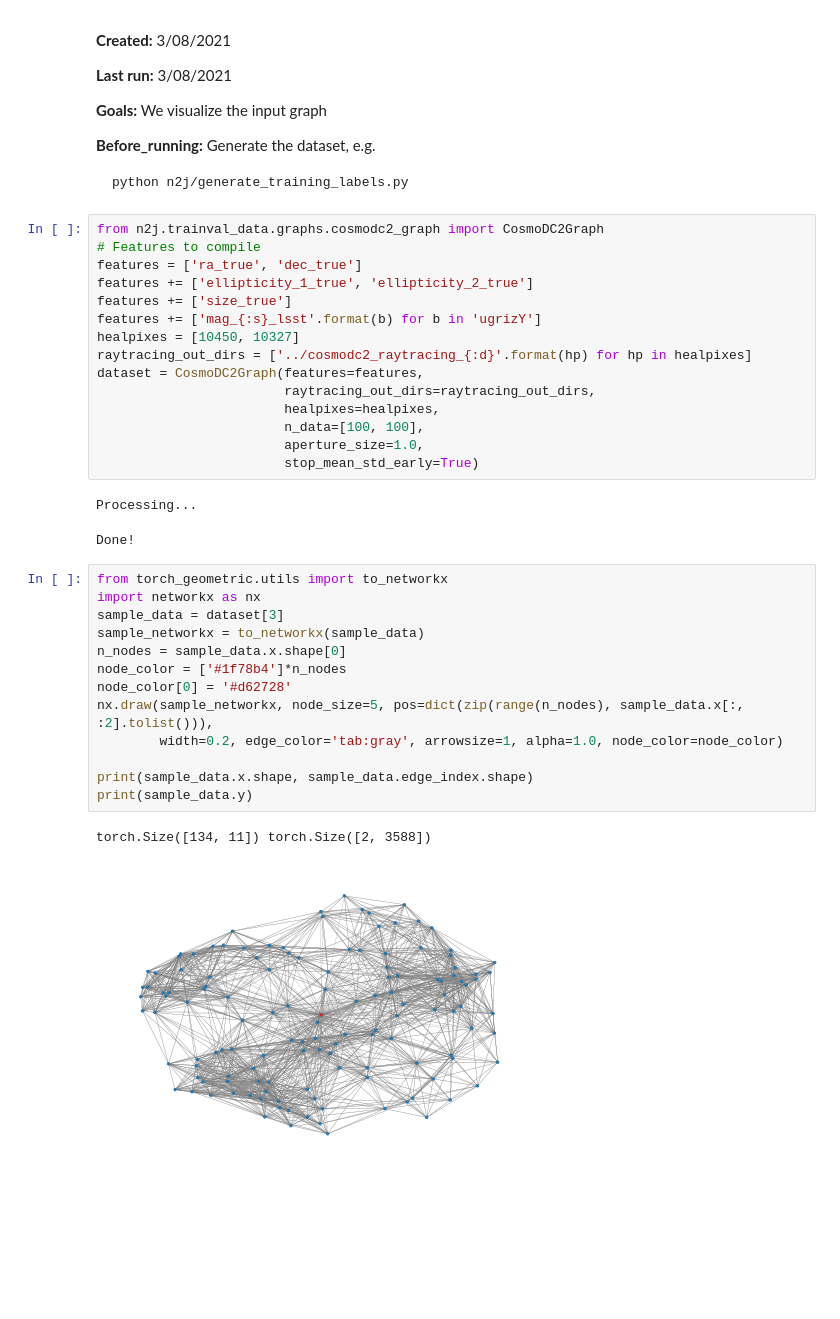
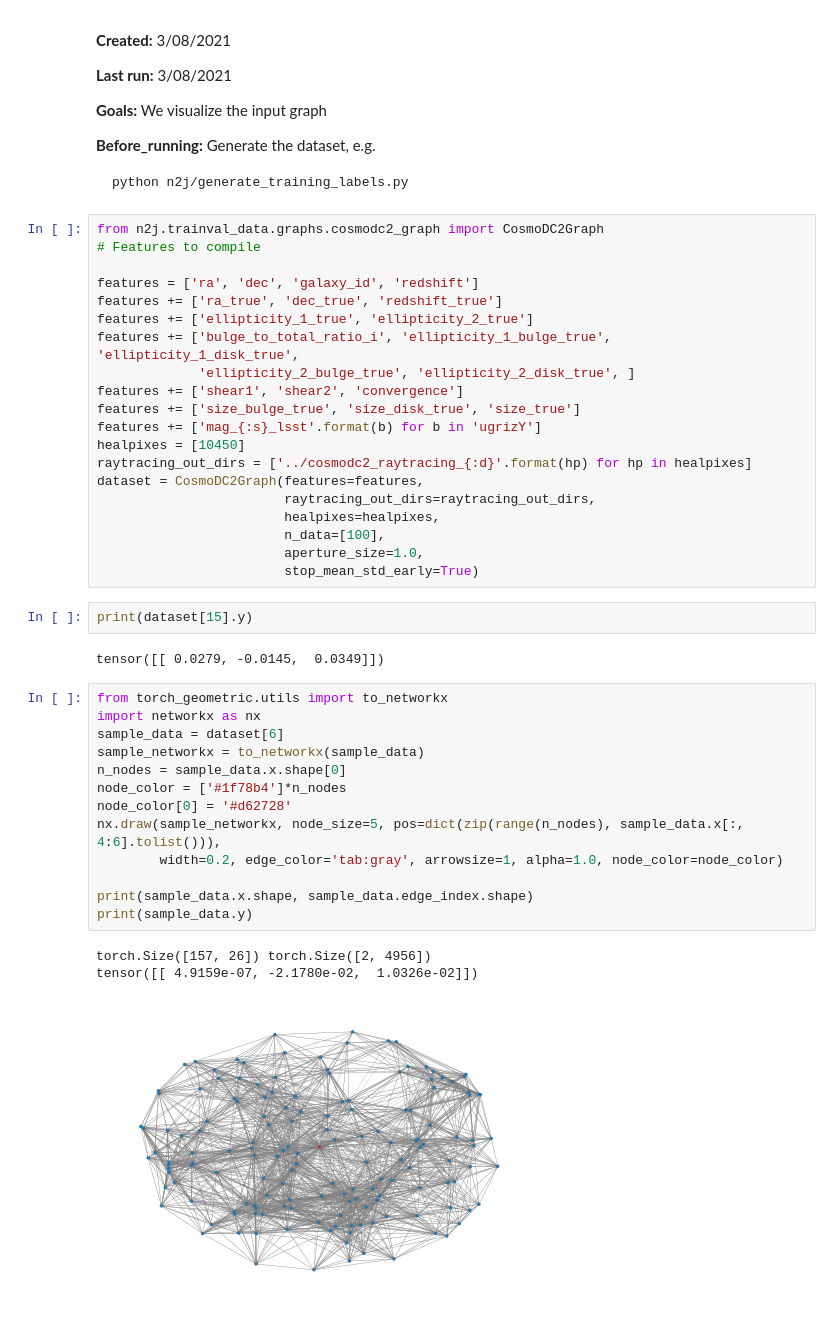
Before and after one commit to jiwoncpark/node-to-joy, a Jupyter notebook: demo/[Tutorial]_Visualize_Single_Sightline_Subgraph.ipynb, the cells around one changed output. Cells and saved outputs as stored; diff of their text form; blank space fills up the shorter version.

Commit message:
Draw graph with redshift and mag info included

```diff
--- a/demo/[Tutorial]_Visualize_Single_Sightline_Subgraph.ipynb
+++ b/demo/[Tutorial]_Visualize_Single_Sightline_Subgraph.ipynb
@@ -24,34 +29,41 @@ python n2j/generate_training_labels.py
 # %%
 from n2j.trainval_data.graphs.cosmodc2_graph import CosmoDC2Graph
 # Features to compile
-features = ['ra_true', 'dec_true']
+
+features = ['ra', 'dec', 'galaxy_id', 'redshift']
+features += ['ra_true', 'dec_true', 'redshift_true']
 features += ['ellipticity_1_true', 'ellipticity_2_true']
-features += ['size_true']
+features += ['bulge_to_total_ratio_i', 'ellipticity_1_bulge_true', 'ellipticity_1_disk_true',
+             'ellipticity_2_bulge_true', 'ellipticity_2_disk_true', ]
+features += ['shear1', 'shear2', 'convergence']
+features += ['size_bulge_true', 'size_disk_true', 'size_true']
 features += ['mag_{:s}_lsst'.format(b) for b in 'ugrizY']
-healpixes = [10450, 10327]
+healpixes = [10450]
 raytracing_out_dirs = ['../cosmodc2_raytracing_{:d}'.format(hp) for hp in healpixes]
 dataset = CosmoDC2Graph(features=features,
                         raytracing_out_dirs=raytracing_out_dirs,
                         healpixes=healpixes,
-                        n_data=[100, 100],
+                        n_data=[100],
                         aperture_size=1.0,
                         stop_mean_std_early=True)
-# %% [output]
-Processing...
-Done!
+# %%
+print(dataset[15].y)
+# %% [output]
+tensor([[ 0.0279, -0.0145,  0.0349]])
 # %%
 from torch_geometric.utils import to_networkx
 import networkx as nx
-sample_data = dataset[3]
+sample_data = dataset[6]
 sample_networkx = to_networkx(sample_data)
 n_nodes = sample_data.x.shape[0]
 node_color = ['#1f78b4']*n_nodes
 node_color[0] = '#d62728'
-nx.draw(sample_networkx, node_size=5, pos=dict(zip(range(n_nodes), sample_data.x[:, :2].tolist())),
+nx.draw(sample_networkx, node_size=5, pos=dict(zip(range(n_nodes), sample_data.x[:, 4:6].tolist())),
         width=0.2, edge_color='tab:gray', arrowsize=1, alpha=1.0, node_color=node_color)
 
 print(sample_data.x.shape, sample_data.edge_index.shape)
 print(sample_data.y)
 # %% [output]
-torch.Size([134, 11]) torch.Size([2, 3588])
+torch.Size([157, 26]) torch.Size([2, 4956])
+tensor([[ 4.9159e-07, -2.1780e-02,  1.0326e-02]])
-[figure, old version]
+[figure, new version]
```
Also changed, not shown: parts of 7 cells of this notebook, 2 other files.
